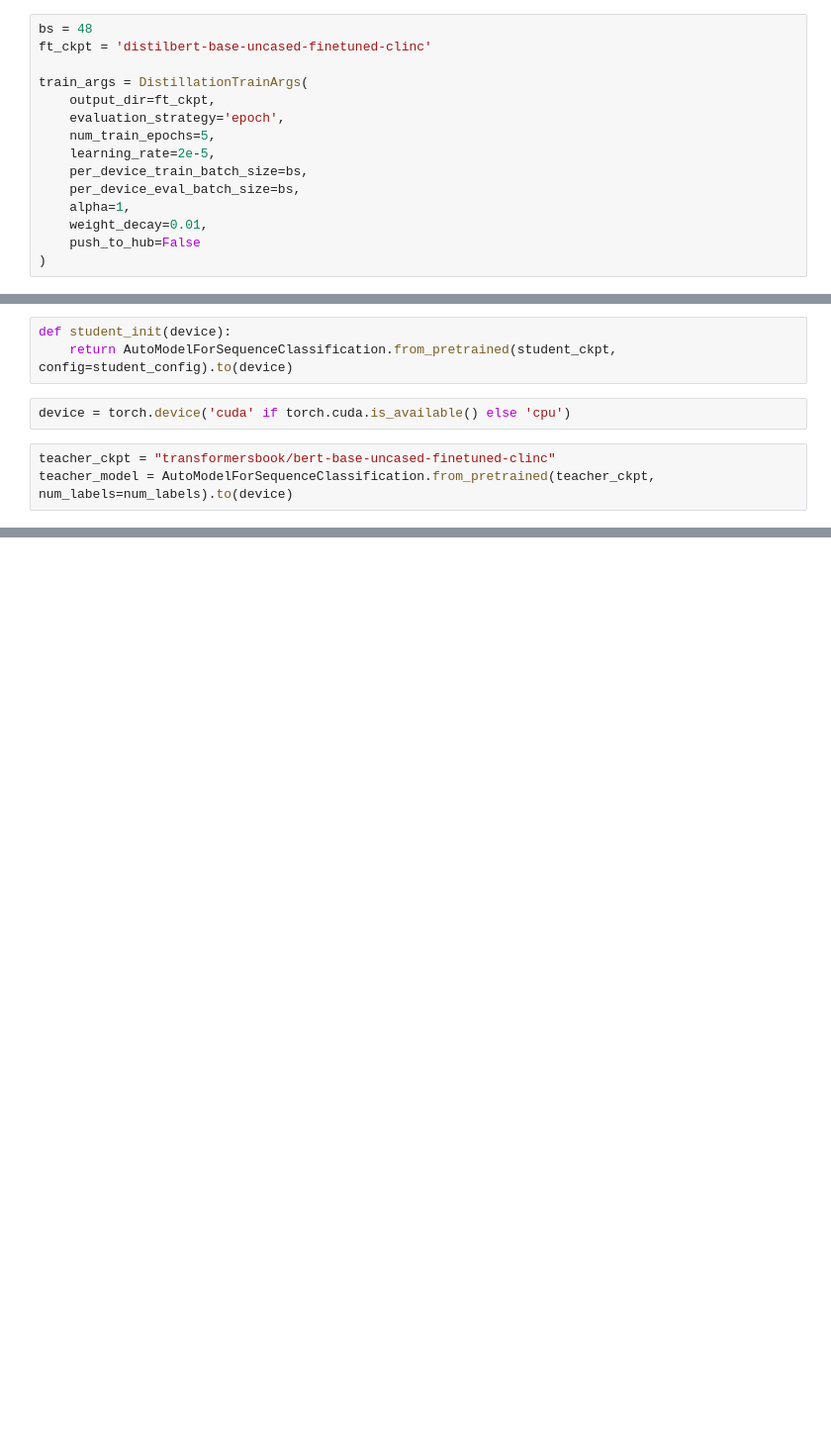
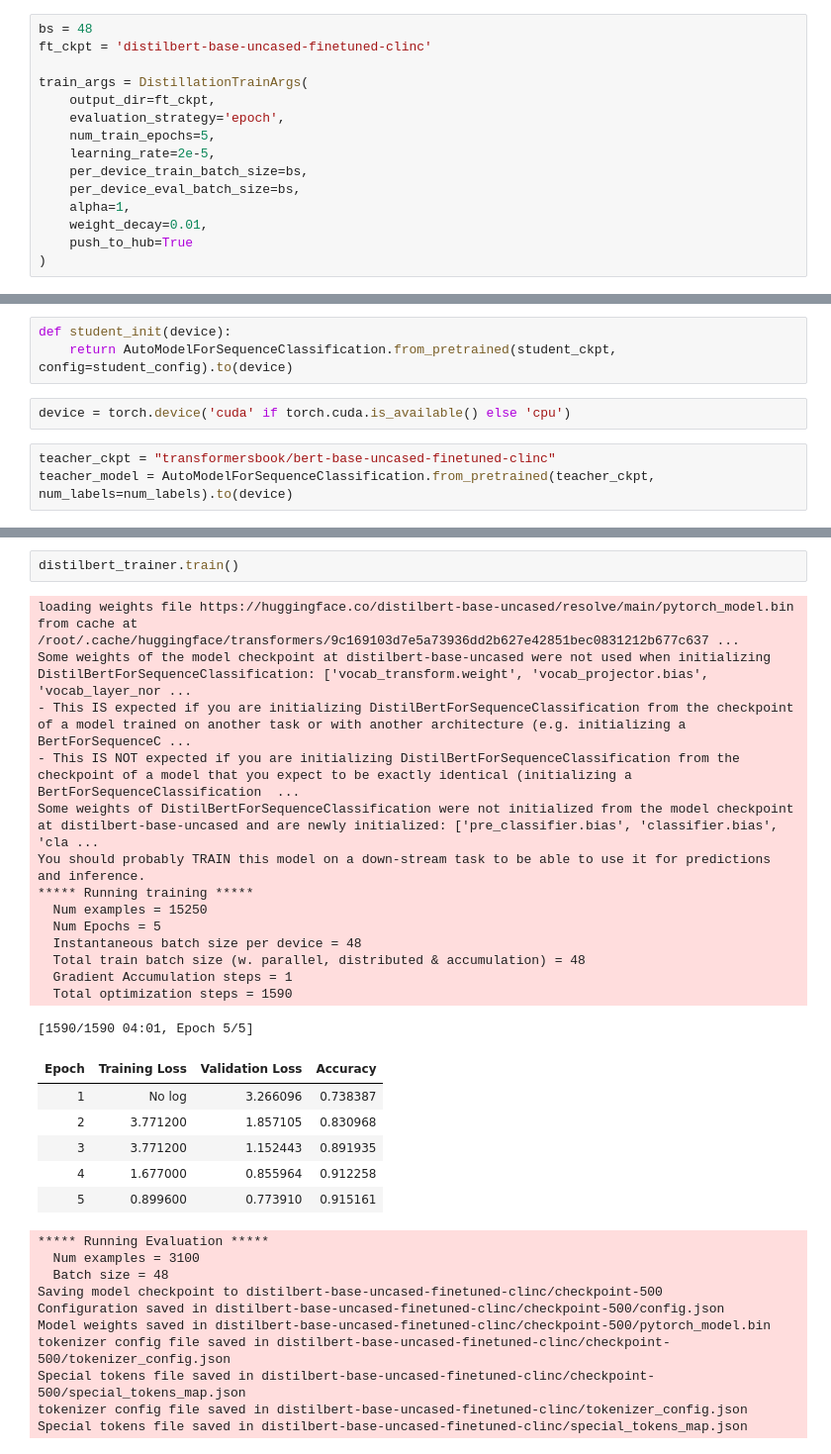
Before and after one commit to chris-santiago/nlpwt, a Jupyter notebook: chap_8.ipynb, the cells around one changed output, grey strips where cells are left out. Shown: that part at 99% size. Saved outputs shown, nothing was run; the diff lists cells and outputs as text; blank space fills up the shorter version.

```diff
--- a/chap_8.ipynb
+++ b/chap_8.ipynb
@@ -179,7 +213,7 @@ train_args = DistillationTrainArgs(
     per_device_eval_batch_size=bs,
     alpha=1,
     weight_decay=0.01,
-    push_to_hub=False
+    push_to_hub=True
 )
 # %%
 id2label = pipe.model.config.id2label
@@ -223,0 +289,33 @@ RuntimeError: CUDA out of memory. Tried to allocate 90.00 MiB (GPU 0; 15.90 GiB
+# %%
+distilbert_trainer.train()
+# %% [output]
+loading weights file https://huggingface.co/distilbert-base-uncased/resolve/main/pytorch_model.bin from cache at /root/.cache/huggingface/transformers/9c169103d7e5a73936dd2b627e42851bec0831212b677c637 ...
+Some weights of the model checkpoint at distilbert-base-uncased were not used when initializing DistilBertForSequenceClassification: ['vocab_transform.weight', 'vocab_projector.bias', 'vocab_layer_nor ...
+- This IS expected if you are initializing DistilBertForSequenceClassification from the checkpoint of a model trained on another task or with another architecture (e.g. initializing a BertForSequenceC ...
+- This IS NOT expected if you are initializing DistilBertForSequenceClassification from the checkpoint of a model that you expect to be exactly identical (initializing a BertForSequenceClassification  ...
+Some weights of DistilBertForSequenceClassification were not initialized from the model checkpoint at distilbert-base-uncased and are newly initialized: ['pre_classifier.bias', 'classifier.bias', 'cla ...
+You should probably TRAIN this model on a down-stream task to be able to use it for predictions and inference.
+***** Running training *****
+  Num examples = 15250
+  Num Epochs = 5
+  Instantaneous batch size per device = 48
+  Total train batch size (w. parallel, distributed & accumulation) = 48
+  Gradient Accumulation steps = 1
+  Total optimization steps = 1590
+[1590/1590 04:01, Epoch 5/5]
+| Epoch | Training Loss | Validation Loss | Accuracy |
+| 1 | No log | 3.266096 | 0.738387 |
+| 2 | 3.771200 | 1.857105 | 0.830968 |
+| 3 | 3.771200 | 1.152443 | 0.891935 |
+| 4 | 1.677000 | 0.855964 | 0.912258 |
+| 5 | 0.899600 | 0.773910 | 0.915161 |
+***** Running Evaluation *****
+  Num examples = 3100
+  Batch size = 48
+Saving model checkpoint to distilbert-base-uncased-finetuned-clinc/checkpoint-500
+Configuration saved in distilbert-base-uncased-finetuned-clinc/checkpoint-500/config.json
+Model weights saved in distilbert-base-uncased-finetuned-clinc/checkpoint-500/pytorch_model.bin
+tokenizer config file saved in distilbert-base-uncased-finetuned-clinc/checkpoint-500/tokenizer_config.json
+Special tokens file saved in distilbert-base-uncased-finetuned-clinc/checkpoint-500/special_tokens_map.json
+tokenizer config file saved in distilbert-base-uncased-finetuned-clinc/tokenizer_config.json
+Special tokens file saved in distilbert-base-uncased-finetuned-clinc/special_tokens_map.json
```
Also changed, not shown: parts of 12 cells of this notebook.
